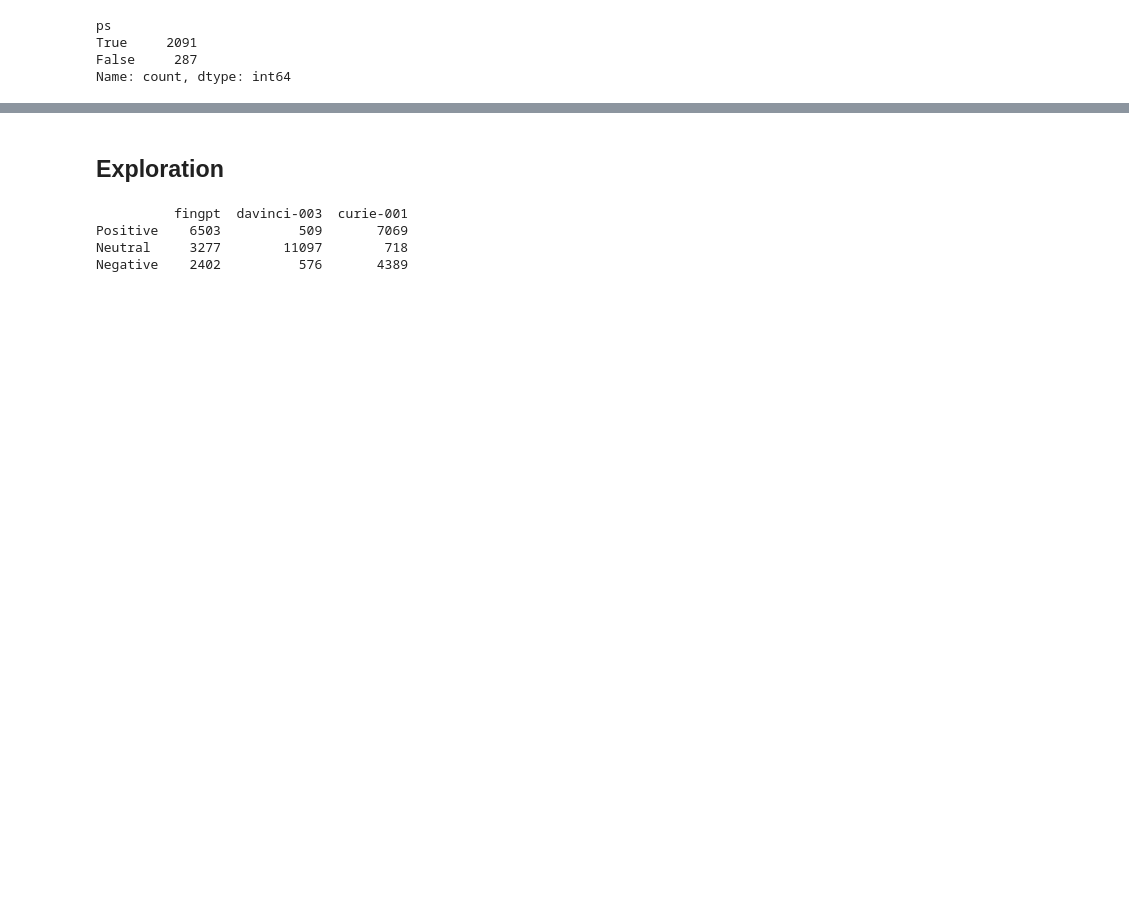
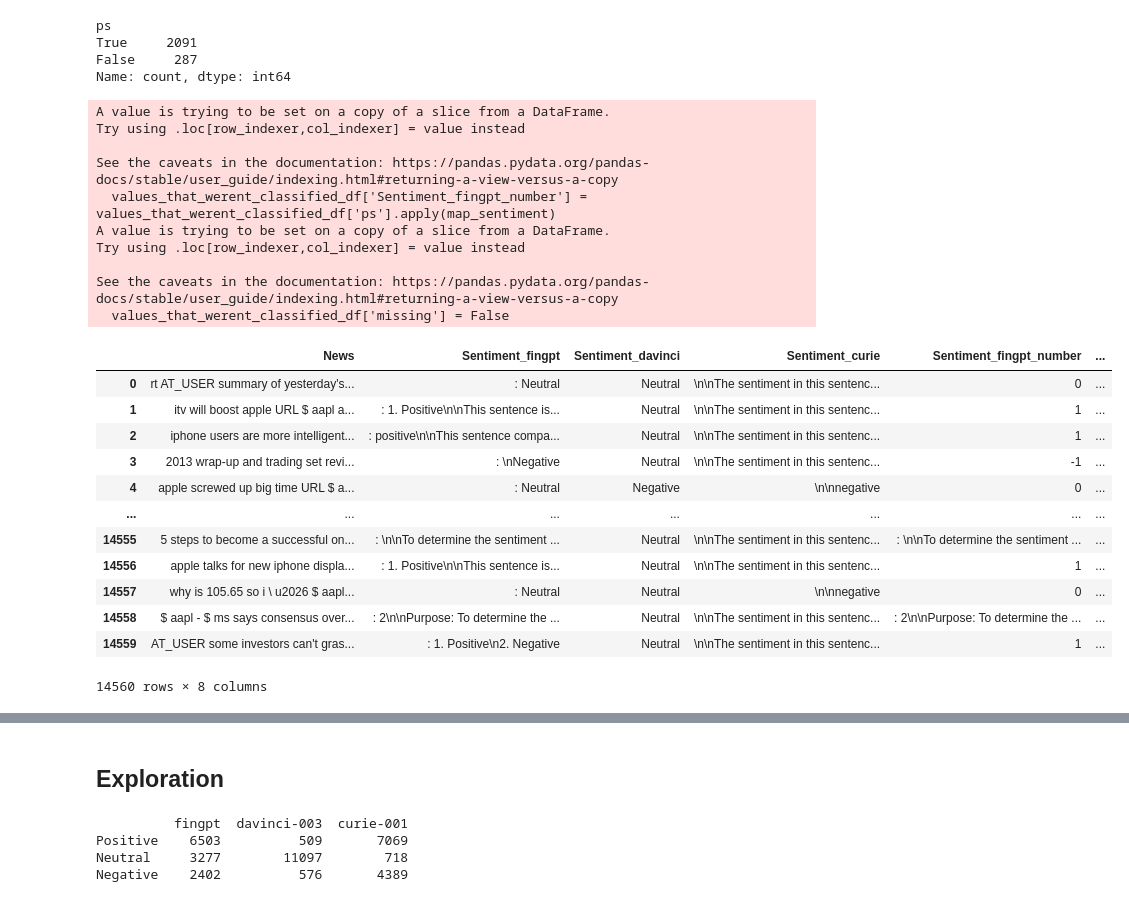
Before and after one commit to carloszan/Financial-LM-Benchmark, a Jupyter notebook: sentiment_results/notebooks/processing_data.ipynb, the cells around one changed output, grey strips where cells are left out. Saved outputs shown, nothing was run; the diff lists cells and outputs as text; code cells hidden in the pictures; blank space fills up the shorter version.

```diff
--- a/sentiment_results/notebooks/processing_data.ipynb
+++ b/sentiment_results/notebooks/processing_data.ipynb
@@ -112,6 +114,6 @@ save_df.to_csv('out.csv', index=True)
 # %%
 missing_sentiment = {}
-with open(f"../res/missing.pkl","rb") as f:
+with open(f"../res/missing_2960.pkl","rb") as f:
   missing_sentiment = pickle.load(f)
 
 missing_df = pd.DataFrame(list(missing_sentiment.items()), columns=['News', 'Sentiment'])
@@ -138,3 +156,42 @@ ps
 True     2091
 False     287
 Name: count, dtype: int64
+# %%
+aux_df = sentiment_df.copy()
+aux_df.set_index('News', inplace=True)
+
+values_that_werent_classified_df = missing_df[~missing_df['ps'].str.contains("NotFound")]
+values_that_werent_classified_df['Sentiment_fingpt_number'] = values_that_werent_classified_df['ps'].apply(map_sentiment)
+values_that_werent_classified_df['missing'] = False
+values_that_werent_classified_df = values_that_werent_classified_df[['News', 'Sentiment_fingpt_number', 'missing']]
+
+aux_df.update(values_that_werent_classified_df.set_index('News'))
+aux_df[aux_df['missing'] == False]
+aux_df.reset_index(inplace=True)
+aux_df
+
+#pd.concat([aux_df, values_that_werent_classified_df], axis=0)
+# %% [output]
+A value is trying to be set on a copy of a slice from a DataFrame.
+Try using .loc[row_indexer,col_indexer] = value instead
+
+See the caveats in the documentation: https://pandas.pydata.org/pandas-docs/stable/user_guide/indexing.html#returning-a-view-versus-a-copy
+  values_that_werent_classified_df['Sentiment_fingpt_number'] = values_that_werent_classified_df['ps'].apply(map_sentiment)
+A value is trying to be set on a copy of a slice from a DataFrame.
+Try using .loc[row_indexer,col_indexer] = value instead
+
+See the caveats in the documentation: https://pandas.pydata.org/pandas-docs/stable/user_guide/indexing.html#returning-a-view-versus-a-copy
+  values_that_werent_classified_df['missing'] = False
+|  | News | Sentiment_fingpt | Sentiment_davinci | Sentiment_curie | Sentiment_fingpt_number | ... |
+| 0 | rt AT_USER summary of yesterday's... | : Neutral | Neutral | \n\nThe sentiment in this sentenc... | 0 | ... |
+| 1 | itv will boost apple URL $ aapl a... | : 1. Positive\n\nThis sentence is... | Neutral | \n\nThe sentiment in this sentenc... | 1 | ... |
+| 2 | iphone users are more intelligent... | : positive\n\nThis sentence compa... | Neutral | \n\nThe sentiment in this sentenc... | 1 | ... |
+| 3 | 2013 wrap-up and trading set revi... | : \nNegative | Neutral | \n\nThe sentiment in this sentenc... | -1 | ... |
+| 4 | apple screwed up big time URL $ a... | : Neutral | Negative | \n\nnegative | 0 | ... |
+| ... | ... | ... | ... | ... | ... | ... |
+| 14555 | 5 steps to become a successful on... | : \n\nTo determine the sentiment ... | Neutral | \n\nThe sentiment in this sentenc... | : \n\nTo determine the sentiment ... | ... |
+| 14556 | apple talks for new iphone displa... | : 1. Positive\n\nThis sentence is... | Neutral | \n\nThe sentiment in this sentenc... | 1 | ... |
+| 14557 | why is 105.65 so i \ u2026 $ aapl... | : Neutral | Neutral | \n\nnegative | 0 | ... |
+| 14558 | $ aapl - $ ms says consensus over... | : 2\n\nPurpose: To determine the ... | Neutral | \n\nThe sentiment in this sentenc... | : 2\n\nPurpose: To determine the ... | ... |
+| 14559 | AT_USER some investors can't gras... | : 1. Positive\n2. Negative | Neutral | \n\nThe sentiment in this sentenc... | 1 | ... |
+14560 rows × 8 columns
```
Also changed, not shown: parts of 7 cells of this notebook, 10 other files.
